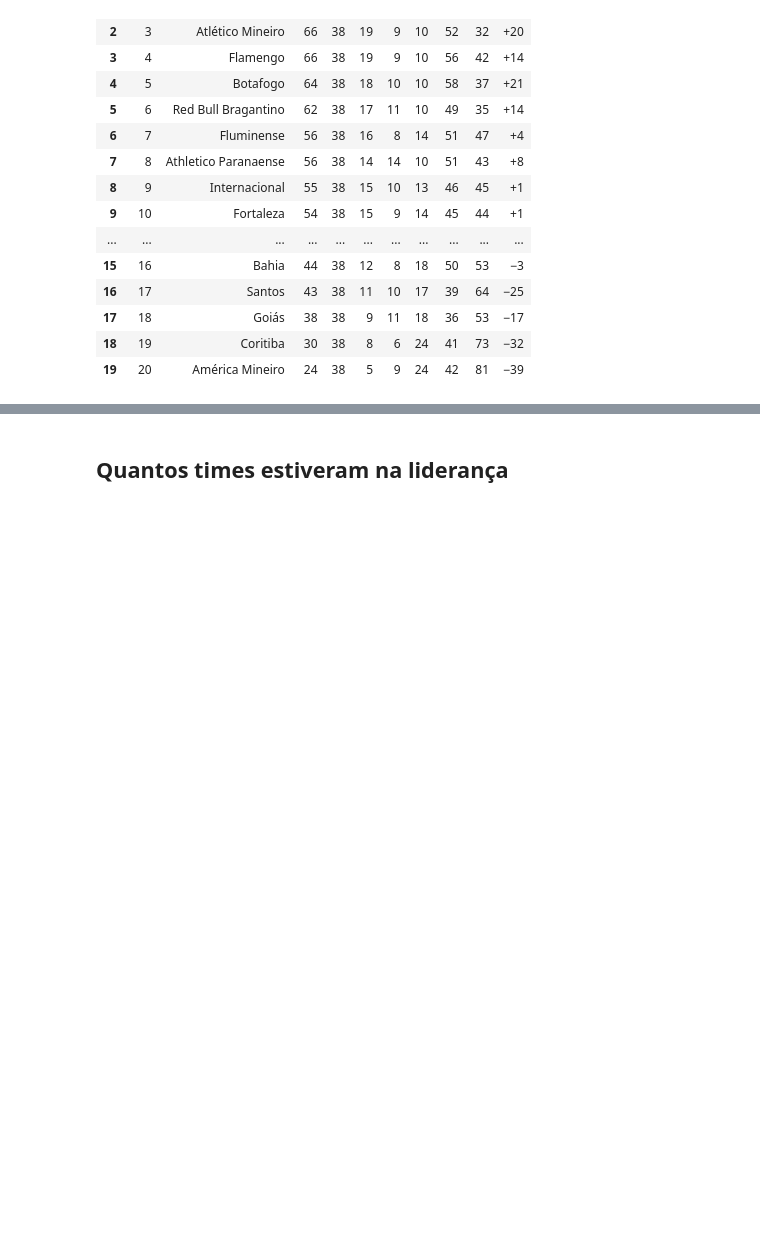
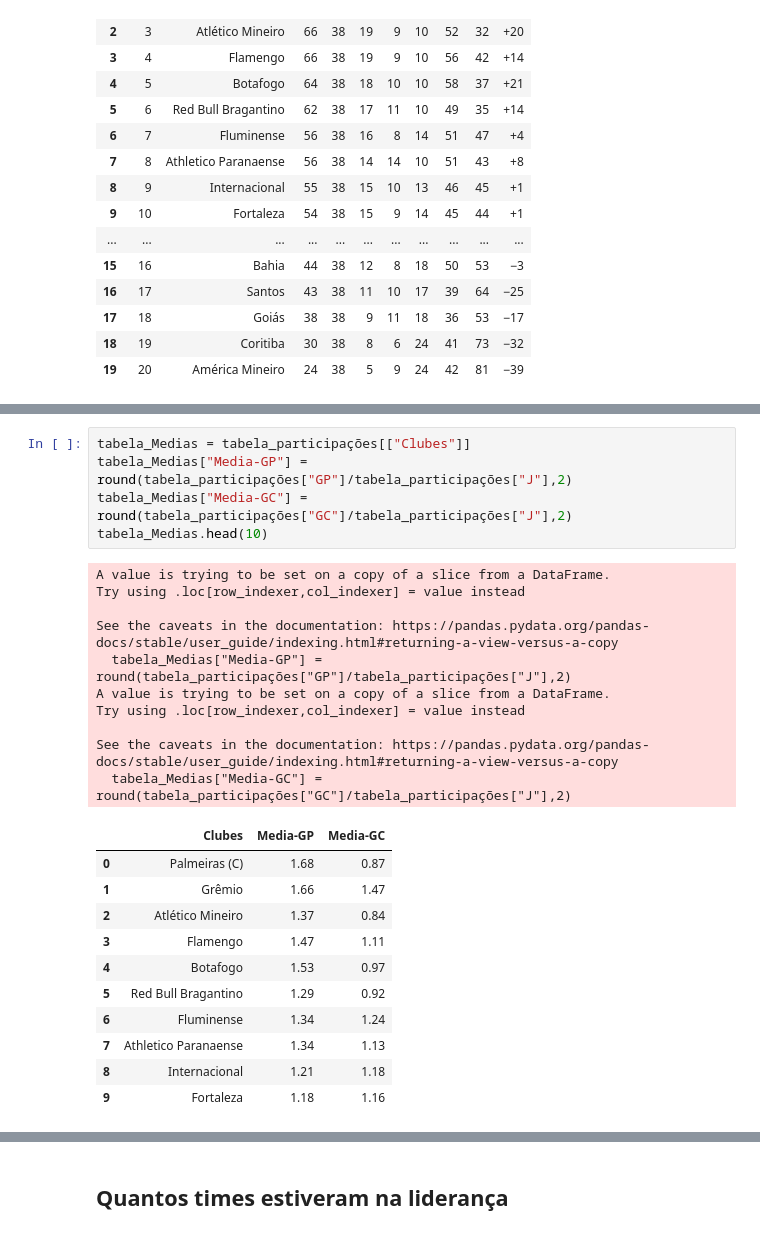
Before and after one commit to hugodevelopment/Web-Scraping, a Jupyter notebook: Análise_Brasileirão_2023.ipynb, the cells around one changed output, grey strips where cells are left out. Cells and saved outputs as stored; diff of their text form; blank space fills up the shorter version.

```diff
--- a/Análise_Brasileirão_2023.ipynb
+++ b/Análise_Brasileirão_2023.ipynb
@@ -227,0 +251,27 @@ tabela_participações
+# %%
+tabela_Medias = tabela_participações[["Clubes"]]
+tabela_Medias["Media-GP"] = round(tabela_participações["GP"]/tabela_participações["J"],2)
+tabela_Medias["Media-GC"] = round(tabela_participações["GC"]/tabela_participações["J"],2)
+tabela_Medias.head(10)
+# %% [output]
+A value is trying to be set on a copy of a slice from a DataFrame.
+Try using .loc[row_indexer,col_indexer] = value instead
+
+See the caveats in the documentation: https://pandas.pydata.org/pandas-docs/stable/user_guide/indexing.html#returning-a-view-versus-a-copy
+  tabela_Medias["Media-GP"] = round(tabela_participações["GP"]/tabela_participações["J"],2)
+A value is trying to be set on a copy of a slice from a DataFrame.
+Try using .loc[row_indexer,col_indexer] = value instead
+
+See the caveats in the documentation: https://pandas.pydata.org/pandas-docs/stable/user_guide/indexing.html#returning-a-view-versus-a-copy
+  tabela_Medias["Media-GC"] = round(tabela_participações["GC"]/tabela_participações["J"],2)
+|  | Clubes | Media-GP | Media-GC |
+| 0 | Palmeiras (C) | 1.68 | 0.87 |
+| 1 | Grêmio | 1.66 | 1.47 |
+| 2 | Atlético Mineiro | 1.37 | 0.84 |
+| 3 | Flamengo | 1.47 | 1.11 |
+| 4 | Botafogo | 1.53 | 0.97 |
+| 5 | Red Bull Bragantino | 1.29 | 0.92 |
+| 6 | Fluminense | 1.34 | 1.24 |
+| 7 | Athletico Paranaense | 1.34 | 1.13 |
+| 8 | Internacional | 1.21 | 1.18 |
+| 9 | Fortaleza | 1.18 | 1.16 |
```
Also changed, not shown: parts of 10 cells of this notebook.
